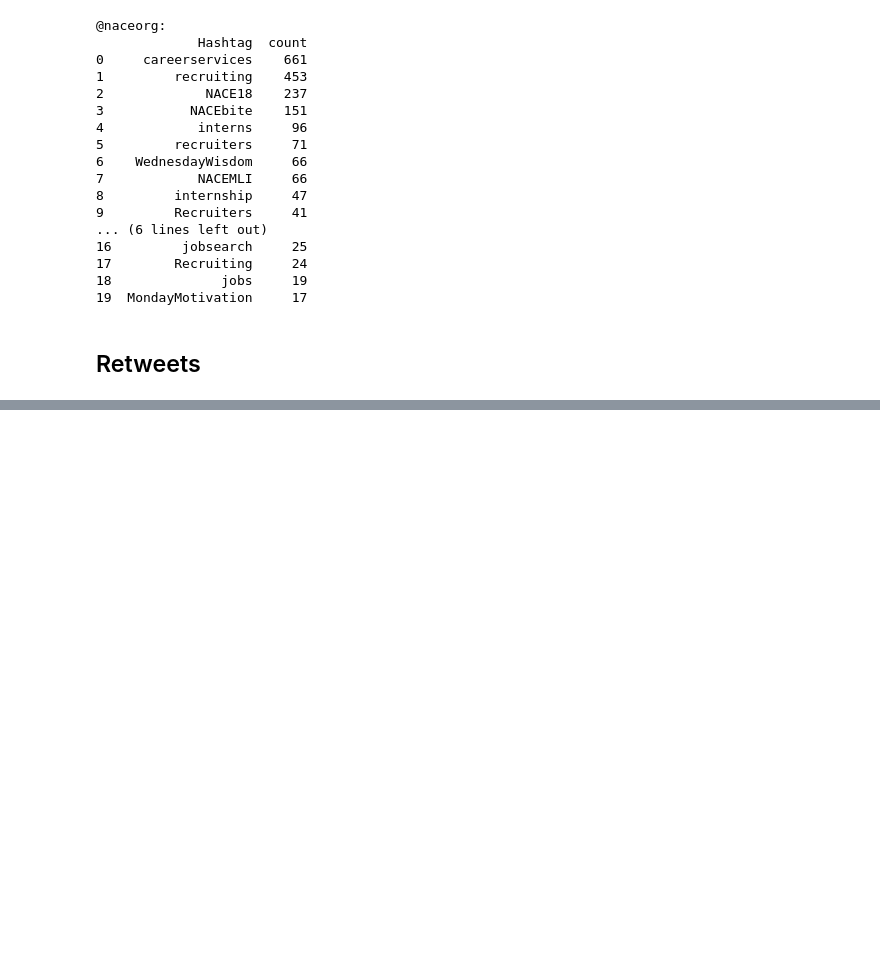
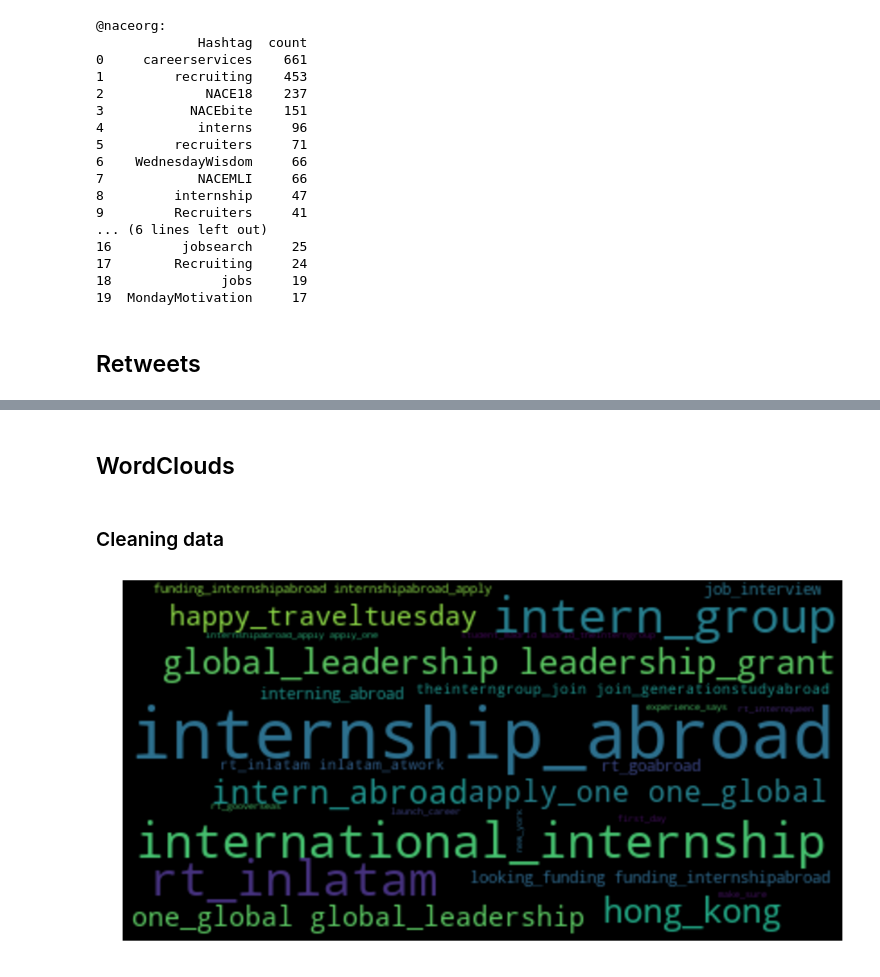
Before and after one commit to nvenegas-oliva/tig, a Jupyter notebook: EDA.ipynb, the cells around one changed output, grey strips where cells are left out. Drawn from its saved outputs; the diff is of its cells as text; code cells hidden in the pictures; blank space fills up the shorter version.

Commit message:
feat: Add wordclouds

```diff
--- a/EDA.ipynb
+++ b/EDA.ipynb
@@ -93,3 +105,14 @@ most_frequent('@naceorg', datasets)
 19  MondayMotivation     17
 # %% [markdown]
 ## Retweets
+# %%
+dataset = 'theinterngroup'
+d = Counter()
+for tweet in datasets[dataset]:
+    tweet = Tweet(tweet)
+    if 'retweeted_status' in tweet:
+        rt = tweet['retweeted_status']
+        d[rt['text']] = rt['retweet_count']
+# %%
+for text, count in d.most_common(5):
+    print("%d: %s\n" %(count, text))
@@ -95,0 +129,39 @@ most_frequent('@naceorg', datasets)
+# %% [markdown]
+## WordClouds
+# %% [markdown]
+### Cleaning data
+# %%
+def clean_data(dataset):
+    corpus = [tweet['text'] for tweet in dataset]
+
+    # Remove urls
+    corpus = [re.sub(r"http\S+", "", doc) for doc in corpus]
+
+    # Split into words
+    corpus = [word_tokenize(doc) for doc in corpus]
+
+    # Filter out punctuation
+    corpus = [[word for word in doc if word.isalpha()] for doc in corpus]
+
+    # Convert to lower case
+    corpus = [[word.lower() for word in doc] for doc in corpus]
+
+    # Remove stop words
+    stop_words = set(stopwords.words('english'))
+    corpus = [[word for word in doc if word not in stop_words] for doc in corpus]
+    return corpus
+# %%
+def ngram_wordcloud(corpus, n):
+    text = ""
+    for doc in corpus:
+        ngram = list(ngrams(doc, n))
+        ngram = ["_".join(t) for t in ngram]
+        text += " ".join(ngram) + " "
+    wordcloud = WordCloud(max_font_size=50, min_font_size=5, max_words=100).generate(text)
+    _ = plt.figure(figsize=(16, 12))
+    _ = plt.imshow(wordcloud, interpolation='mitchell')
+    _ = plt.axis('off')
+# %%
+ngram_wordcloud(corpus=clean_data(datasets['theinterngroup']), n=2)
+# %% [output]
+[figure, added]
```
Also changed, not shown: parts of 9 cells of this notebook.
